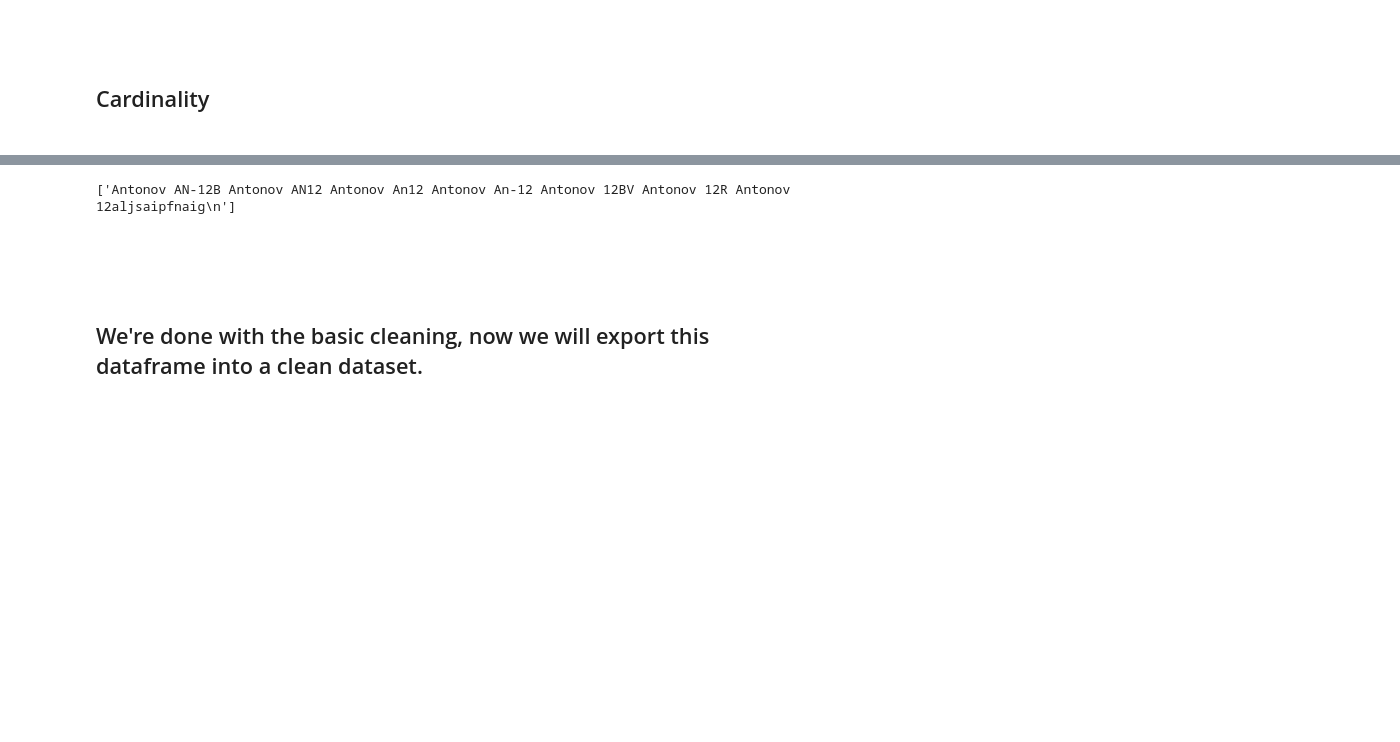
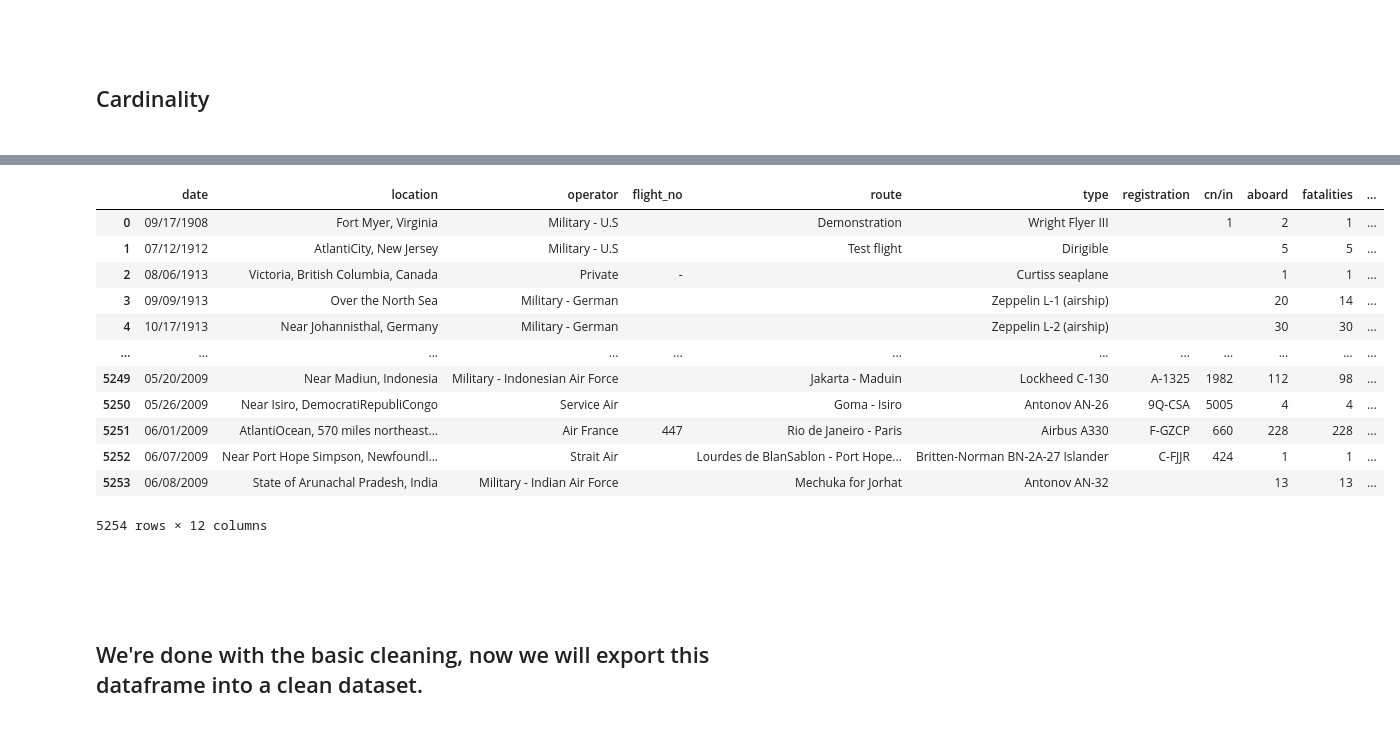
Before and after one commit to jcjv86/mid_bootcamp_project, a Jupyter notebook: notebooks/exploratory_notebook.ipynb, the cells around one changed output, grey strips where cells are left out. Drawn from its saved outputs; the diff is of its cells as text; code cells hidden in the pictures; blank space fills up the shorter version.

```diff
--- a/notebooks/exploratory_notebook.ipynb
+++ b/notebooks/exploratory_notebook.ipynb
@@ -11,7 +10,6 @@ def standard_headers(df):
 # %%
 airplanes = pd.read_csv('../data/raw/Airplane_Crashes_and_Fatalities_Since_1908.csv')
-airplanes = standard_headers(airplanes)
-airplanes = airplanes.rename(columns={'flight_#': 'flight_no'}) #Character can be a problem so we get rid of it.
+airplanes = funct.standard_headers(airplanes)
 display(airplanes.head())
 display(airplanes.shape)
 # %% [output]
@@ -521,4 +519,7 @@ airplanes_nopassengers
 |  | date | time | location | operator | flight_no | route | type | registration | cn/in | aboard | ... |
 | 1467 | 04/20/1957 | NaN | Jirkouk, Iraq | Air France | NaN | Tehran, Iran - Istanbul, Turkey | Lockheed Super Constellation | F-BGNE | 4514 | NaN | ... |
 | 2995 | 11/03/1977 | NaN | Belgrade, Yugoslavia | El Al | NaN | NaN | Boeing B-747 | NaN | NaN | NaN | ... |
+# %%
+airplanes['aboard'][1467] = 80
+airplanes['aboard'][2995] = 400
 # %% [markdown]
@@ -931,7 +752,23 @@ text = '''Antonov AN-24 / Soviet Air Force TU-16,  Antonov AN-24 / Yakovlev Yak-
-# %%
-print(re.findall(pattern, text))
-# %% [output]
-['Antonov AN-12B Antonov AN12 Antonov An12 Antonov An-12 Antonov 12BV Antonov 12R Antonov 12aljsaipfnaig\n']
+# %%
+airplanes = airplanes.astype({'fatalities': 'int64', 'ground': 'int64', 'aboard': 'int64'})
+# %%
+airplanes = funct.clean_df(airplanes)
+# %%
+airplanes
+# %% [output]
+|  | date | location | operator | flight_no | route | type | registration | cn/in | aboard | fatalities | ... |
+| 0 | 09/17/1908 | Fort Myer, Virginia | Military - U.S |  | Demonstration | Wright Flyer III |  | 1 | 2 | 1 | ... |
+| 1 | 07/12/1912 | AtlantiCity, New Jersey | Military - U.S |  | Test flight | Dirigible |  |  | 5 | 5 | ... |
+| 2 | 08/06/1913 | Victoria, British Columbia, Canada | Private | - |  | Curtiss seaplane |  |  | 1 | 1 | ... |
+| 3 | 09/09/1913 | Over the North Sea | Military - German |  |  | Zeppelin L-1 (airship) |  |  | 20 | 14 | ... |
+| 4 | 10/17/1913 | Near Johannisthal, Germany | Military - German |  |  | Zeppelin L-2 (airship) |  |  | 30 | 30 | ... |
+| ... | ... | ... | ... | ... | ... | ... | ... | ... | ... | ... | ... |
+| 5249 | 05/20/2009 | Near Madiun, Indonesia | Military - Indonesian Air Force |  | Jakarta - Maduin | Lockheed C-130 | A-1325 | 1982 | 112 | 98 | ... |
+| 5250 | 05/26/2009 | Near Isiro, DemocratiRepubliCongo | Service Air |  | Goma - Isiro | Antonov AN-26 | 9Q-CSA | 5005 | 4 | 4 | ... |
+| 5251 | 06/01/2009 | AtlantiOcean, 570 miles northeast... | Air France | 447 | Rio de Janeiro - Paris | Airbus A330 | F-GZCP | 660 | 228 | 228 | ... |
+| 5252 | 06/07/2009 | Near Port Hope Simpson, Newfoundl... | Strait Air |  | Lourdes de BlanSablon - Port Hope... | Britten-Norman BN-2A-27 Islander | C-FJJR | 424 | 1 | 1 | ... |
+| 5253 | 06/08/2009 | State of Arunachal Pradesh, India | Military - Indian Air Force |  | Mechuka for Jorhat | Antonov AN-32 |  |  | 13 | 13 | ... |
+5254 rows × 12 columns
 # %% [markdown]
 <br><br><br><h2>We're done with the basic cleaning, now we will export this dataframe into a clean dataset.<h2>
 # %%
```
Also changed, not shown: parts of 35 cells of this notebook, 4 other files.
